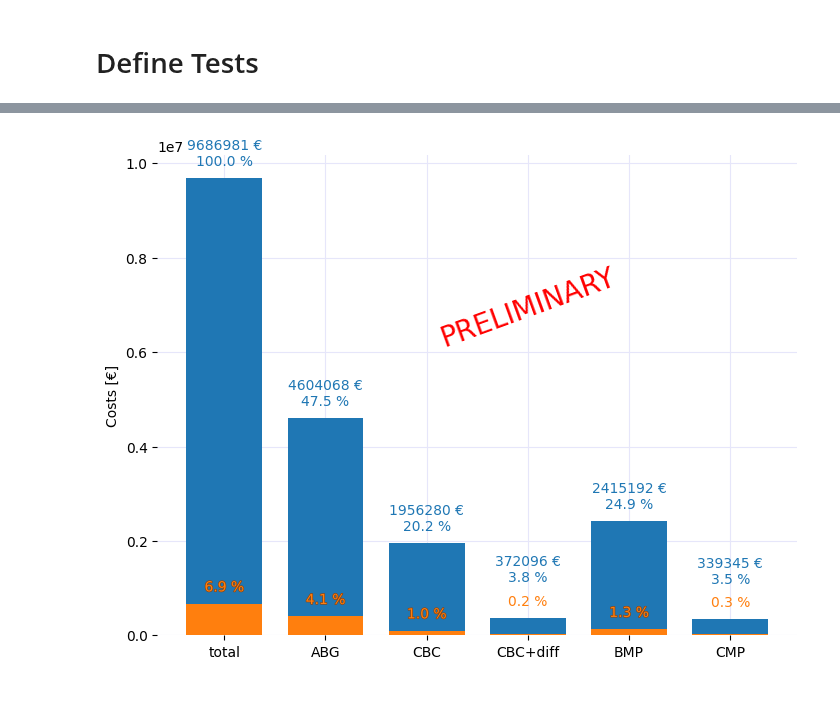
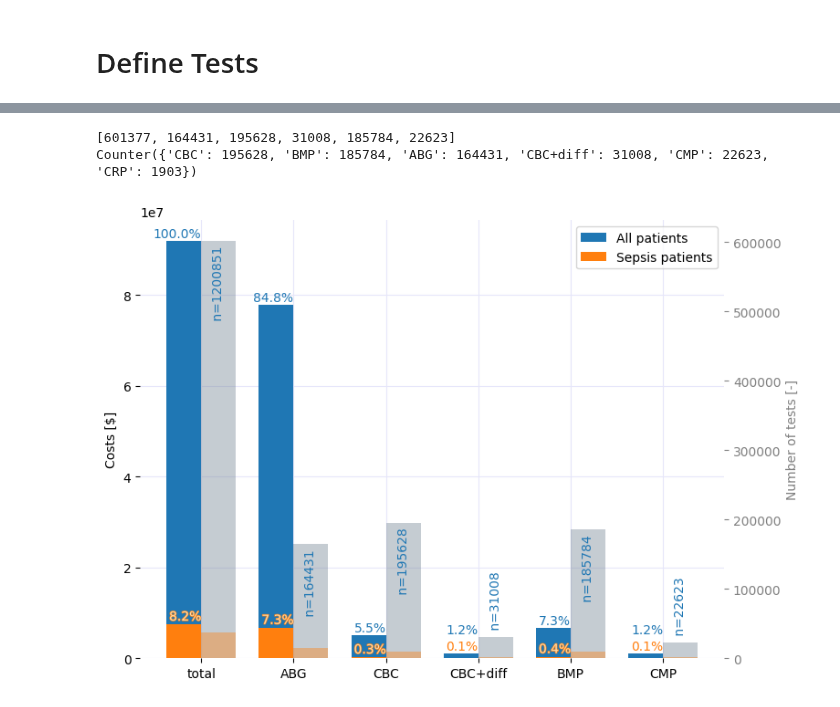
Before and after one commit to joshuawe/sepsis, a Jupyter notebook: data/miiv/miiv_lab_tests.ipynb, the cells around one changed output, grey strips where cells are left out. Drawn from its saved outputs; the diff is of its cells as text; code cells hidden in the pictures.

Commit message:
finalize cost plot

```diff
--- a/data/miiv/miiv_lab_tests.ipynb
+++ b/data/miiv/miiv_lab_tests.ipynb
@@ -46,7 +46,8 @@ test_variables_def = {
         'CBC+diff': ['hgb', 'mcv', 'mch', 'mchc','wbc','plt','lymph','neut'],
         'BMP': ['glu', 'bun', 'bicar', 'crea', 'na', 'k', 'cl', 'ca'],
         'CMP': ['glu', 'bun', 'bicar', 'crea', 'na', 'k', 'cl', 'ca', 'alb', 'bili', 'alp', 'ast', 'alt'],
-        'ABG': ['ph', 'pco2', 'po2']
+        'ABG': ['ph', 'pco2', 'po2'],
+        'CRP': ['crp']
 }
 
 # test hierarchy: If test in value is present, then tests in value may not be present
@@ -57,11 +58,12 @@ test_hierarchy_def = {
 
 
 test_costs_def = {
-        'CBC': 10,
-        'CBC+diff': 12,
-        'BMP': 13,
-        'CMP': 15,
-        'ABG': 28
+        'CBC': 26,
+        'CBC+diff': 35,
+        'BMP': 36,
+        'CMP': 48,
+        'ABG': 474,
+        'CRP': 26
 }
 # %%
 def analyze_test(df: pd.DataFrame, test_variables: dict, test_hierarchy:dict):
@@ -157,38 +170,74 @@ Counter({'ABG': 14249, 'BMP': 9646, 'CBC': 9467, 'CBC+diff': 1995, 'CMP': 1615})
+# %%
+num_tests = [np.sum(list(test_num_dict_total.values()))]
+num_tests += list(test_num_dict_total[k] for k in cost_dict.keys() if k != 'total')
+
+num_tests_sepsis = [np.sum(test_num_dict_total_sepsis.values())]
+num_tests_sepsis.append(list(test_num_dict_total_sepsis[k] for k in cost_dict.keys()))
+
+print(num_tests)
+print(test_num_dict_total)
+# %% [output]
+[601377, 164431, 195628, 31008, 185784, 22623]
+Counter({'CBC': 195628, 'BMP': 185784, 'ABG': 164431, 'CBC+diff': 31008, 'CMP': 22623, 'CRP': 1903})
 # %%
 values = list(cost_dict.values())
 values_sepsis = list(cost_dict_sepsis.values())
 labels = list(cost_dict.keys())
 positions = np.arange(len(labels))
 
+# get nums and bring into right order
+num_tests = [np.sum(list(test_num_dict_total.values()))]
+num_tests += list(test_num_dict_total[k] for k in cost_dict.keys() if k != 'total')
+num_tests_sepsis = [np.sum(list(test_num_dict_total_sepsis.values()))]
+num_tests_sepsis += list(test_num_dict_total_sepsis[k] for k in cost_dict.keys() if k != 'total')
+
+
 fig = plt.figure()
+width = 0.375
+dx = width/2  # shift bars by dx
 ax = fig.add_axes([0,0,1,1])
-ax.bar(positions, height=values, width=0.75, zorder=2, color='C0')
-ax.bar(positions, height=values_sepsis, width=0.75, zorder=2, color='C1')
+# test costs
+ax.bar(positions - dx, height=values, width=width, zorder=2, color='C0', label='All patients')
+ax.bar(positions - dx, height=values_sepsis, width=width, zorder=2, color='C1', label='Sepsis patients')
 ax.set_xticks(positions, labels)
 ax.grid(visible=True, color='lavender')
+ax.set_ylabel('Costs [$]')
 ax.spines[:].set_visible(False)
-ax.set_ylabel('Costs [€]')
 
-# show percentage in each bar
+# num tests
+ax2 = ax.twinx()
+ax2.bar(positions + dx, height=num_tests, alpha=0.4, width=width, zorder=2, color='slategrey', label='_All patients')
+ax2.bar(positions + dx, height=num_tests_sepsis, width=width, alpha=0.4, zorder=2, color='C1', label='_Sepsis patients')
+ax2.spines[:].set_visible(False)
+
+
+# text labels
 for i, (v, v_sepsis) in enumerate(zip(values, values_sepsis)):
     number = f'{str(v)} €'
-    percentage = f'{round(v / cost_dict["total"] * 100, 1)} %'
+    number = num_tests[i] if i != 0 else np.sum(num_tests)
+    percentage = f'{round(v / cost_dict["total"] * 100, 1)}%'
     number_sepsis = ''
-    percentage_sepsis = f'{round(v_sepsis / cost_dict["total"] * 100, 1)} %'
+    percentage_sepsis = f'{round(v_sepsis / cost_dict["total"] * 100, 1)}%'
     v = v + 100000
     v_sepsis = v_sepsis + 100000
-    path_effects=[pe.withStroke(linewidth=1, foreground="saddlebrown")]
+    path_effects=[pe.withStroke(linewidth=1, foreground="C1")]
+    color_sepsis = 'wheat'
     if i in [3, 5]:
         v_sepsis = v
-        v += 500000
+        v += 3500000
         path_effects = None
+        color_sepsis = 'C1'
 
-    ax.text(i, v + 100000, f'{number}\n{percentage}', ha='center', va='bottom', color='C0', rotation=0) # all patients
-    ax.text(i, v_sepsis + 100000, f'{number_sepsis}\n{percentage_sepsis}', ha='center', va='bottom', color='C1', rotation=0, weight='normal', path_effects=path_effects) # sepsis patients
+    ax.text(i, v + 100000, f'{percentage}', ha='right', va='bottom', color='C0', rotation=0) # all patients
+    ax.text(i, v_sepsis + 100000, f'{number_sepsis}\n{percentage_sepsis}', ha='right', va='bottom', color=color_sepsis, rotation=0, weight='normal', path_effects=path_effects) # sepsis patients
+    va = 'top' if i in [0,1,2,4] else 'bottom'
+    ax2.text(i + dx, num_tests[i] + 5000, f' n={number}  ', ha='center', va=va, color='C0', rotation=90)
 
-ax.text(3, 6000000, 'PRELIMINARY', color='red', fontsize=20, ha='center', va='bottom', rotation=20)
-
+# ax.text(3, 6000000, 'PRELIMINARY', color='red', fontsize=20, ha='center', va='bottom', rotation=20)
+ax2.tick_params(axis='y', colors='grey')
+ax2.set_ylabel('Number of tests [-]', color='grey')
+ax.legend()
 plt.savefig(path_figures / 'miiv_lab_costs.pdf', bbox_inches='tight')
 plt.show()
 # %% [output]
-[figure, old version]
+[figure, new version]
```
Also changed, not shown: parts of 3 cells of this notebook, 1 other file.
